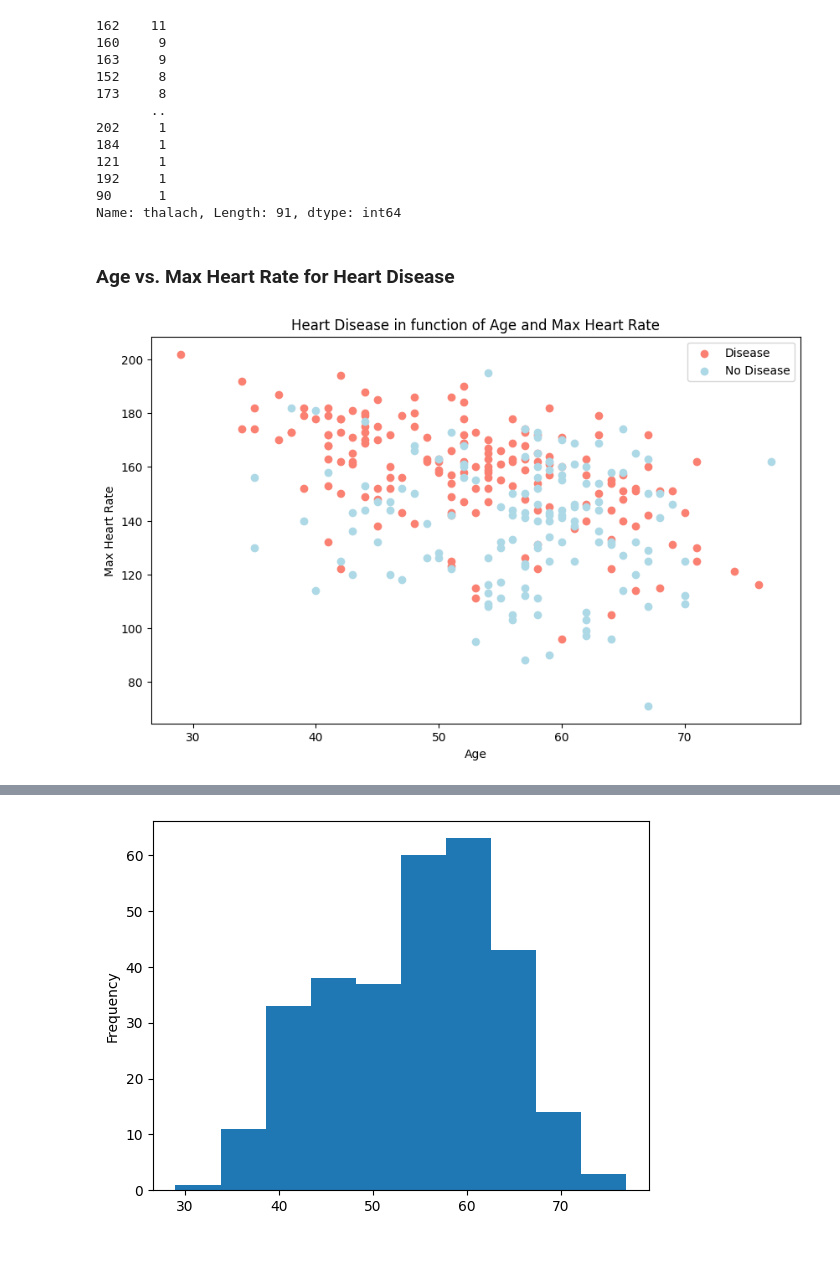
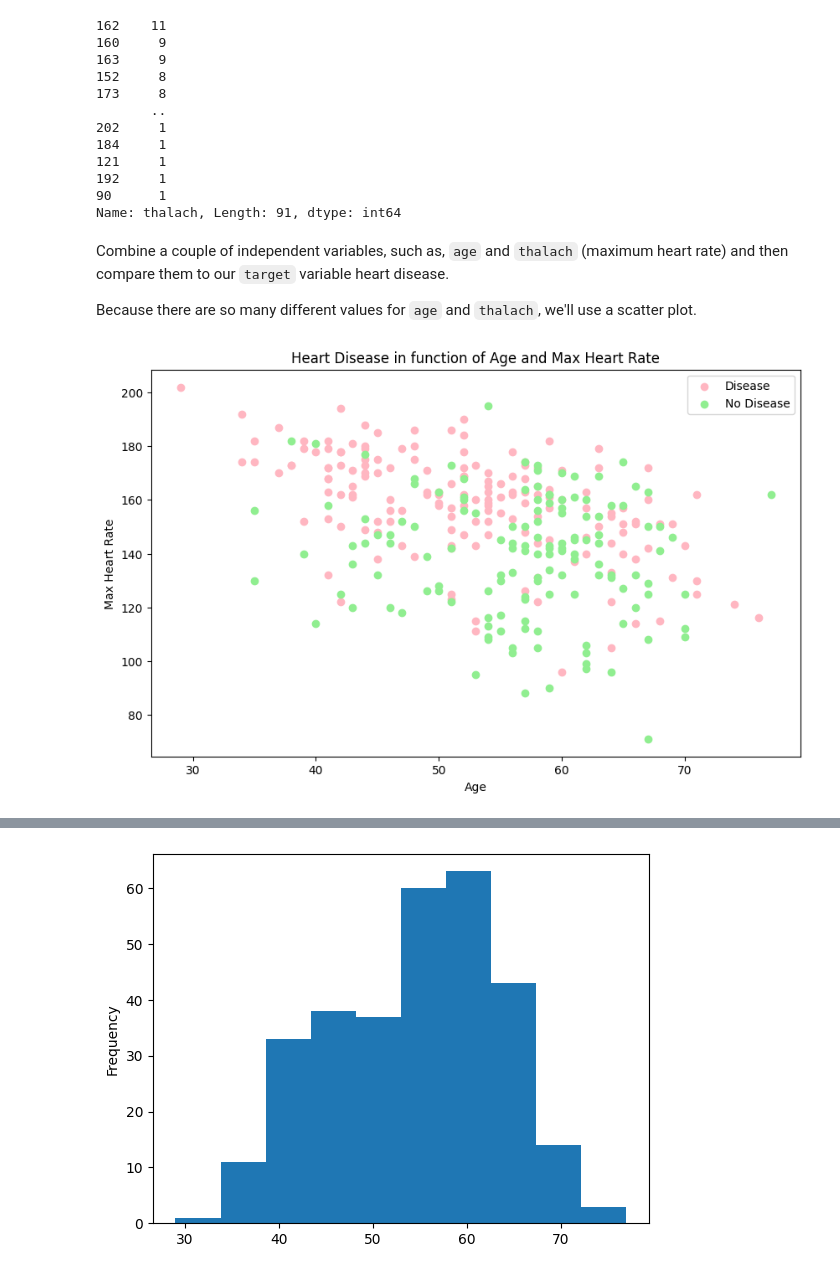
Before and after one commit to Voidylikescandy/heart-disease-classification, a Jupyter notebook: heart-disease-classification.ipynb, the cells around one changed output, grey strips where cells are left out. Cells and saved outputs as stored; diff of their text form; code cells hidden in the pictures.

```diff
--- a/heart-disease-classification.ipynb
+++ b/heart-disease-classification.ipynb
@@ -231,22 +287,24 @@ df["thalach"].value_counts()
 192     1
 90      1
 Name: thalach, Length: 91, dtype: int64
-# %% [markdown]
-### Age vs. Max Heart Rate for Heart Disease
+# %% [markdown]
+Combine a couple of independent variables, such as, `age` and `thalach` (maximum heart rate) and then compare them to our `target` variable heart disease.
+
+Because there are so many different values for `age` and `thalach`, we'll use a scatter plot.
 # %%
 # Create another figure
 plt.figure(figsize=(10, 6))
 
-# Scatter with positive examples
-plt.scatter(df.age[df.target==1], df.thalach[df.target==1], c="salmon");
+# Scatter with positive examples, with disease
+plt.scatter(df.age[df.target==1], df.thalach[df.target==1], c="lightpink");
 
-# Scatter with negative examples
-plt.scatter(df.age[df.target==0], df.thalach[df.target==0], c="lightblue");
+# Scatter with negative examples, without disease
+plt.scatter(df.age[df.target==0], df.thalach[df.target==0], c="lightgreen");
 
 # Add some helpful info
 plt.title("Heart Disease in function of Age and Max Heart Rate")
 plt.xlabel("Age")
 plt.ylabel("Max Heart Rate")
 plt.legend(["Disease", "No Disease"]);
 # %% [output]
-[figure, old version]
+[figure, new version]
```
Also changed, not shown: parts of 82 cells of this notebook.
